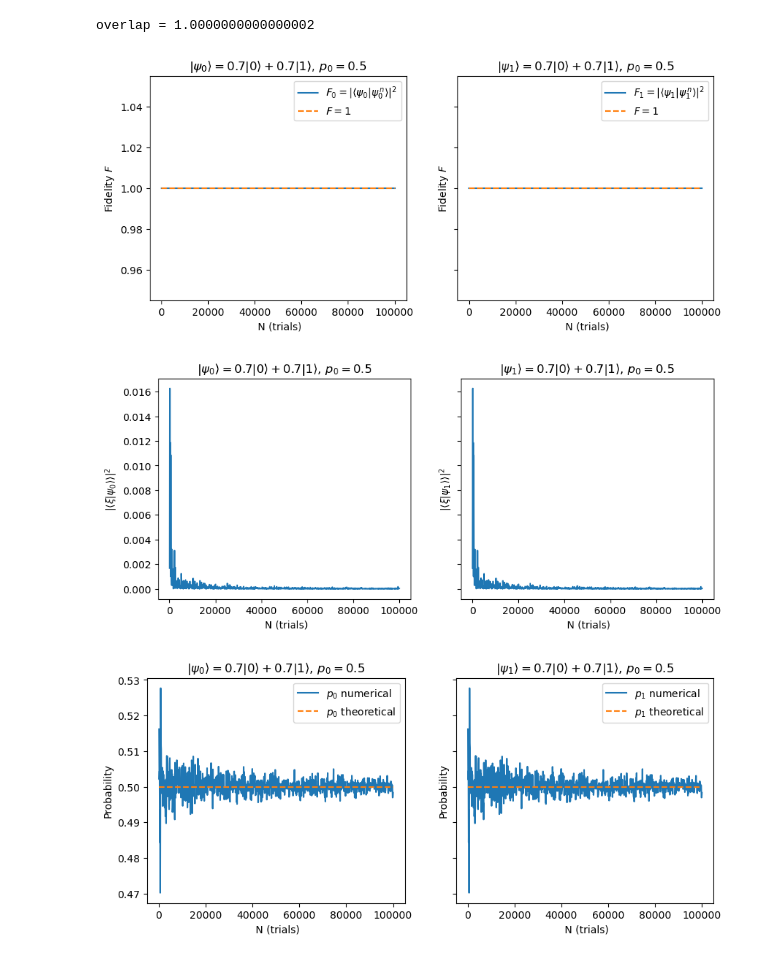
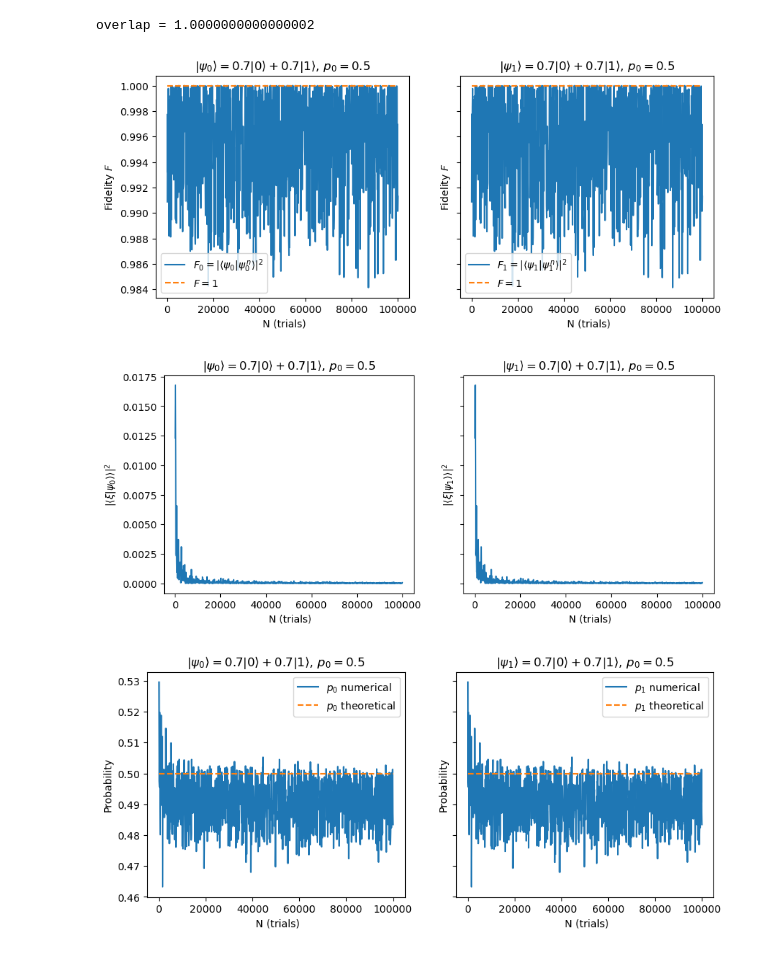
Before and after one commit to ofeypolv/povm, a Jupyter notebook: Pair_Discrimination_Camilla.ipynb, the cells around one changed output. Saved outputs shown, nothing was run; the diff lists cells and outputs as text; code cells hidden in the pictures.

```diff
--- a/Pair_Discrimination_Camilla.ipynb
+++ b/Pair_Discrimination_Camilla.ipynb
@@ -136,8 +136,6 @@ def experiment_fid(N, coeff, priors, POVM_elts, M_inv):
     initial_states = Creating_states(Abstract=False, coeff = coeff)     # Creating the two states with these coefficients
     psi0 = initial_states[0]
     psi1 = initial_states[1]    # created the states to be discriminated
-
-    #print(f'psi0: {psi0}, psi1: {psi1}')
 
     psi0sq = []
     psi1sq = []
@@ -178,10 +176,16 @@ def experiment_fid(N, coeff, priors, POVM_elts, M_inv):
     c01t=eigenvector[1]/m.sqrt(2)
     c11=eigenvector[2]
 
+    #print(f'c00: {c00}, c01: {c01}, c01t: {c01t}, c11: {c11}')
+
     f0,f1=solve_quadratic(c00, 2*c01t, c11)
     f0p,f1p=solve_quadratic(c11, 2*c01t, c00)
 
-    #print(f'f0: {f0}, f1: {f1}, f0p: {f0p}, f1p: {f1p}')
+    #print(f'abs(f0): {abs(f0)**2}, abs(f1): {abs(f1)**2}, abs(f0p): {abs(f0p)**2}, abs(f1p): {abs(f1p)**2}')
+    #print(f'sqrt(1+abs(f0)): {m.sqrt(1+abs(f0)**2)}, sqrt(1+abs(f1)): {m.sqrt(1+abs(f1)**2)}, sqrt(1+abs(f0p)): {m.sqrt(1+abs(f0p)**2)}, sqrt(1+abs(f1p)): {m.sqrt(1+abs(f1p)**2)}')
+    #print(f'1/(sqrt(1+abs(f0))): {1/(m.sqrt(1+abs(f0)**2))}, 1/(sqrt(1+abs(f1))): {1/(m.sqrt(1+abs(f1)**2))}, 1/(sqrt(1+abs(f0p))): {1/(m.sqrt(1+abs(f0p)**2))}, 1/(sqrt(1+abs(f1p))): {1/(m.sqrt(1+abs(f1p)**2))}')
+    #print(f'abs(f0)/(sqrt(1+abs(f0))): {abs(f0)/(m.sqrt(1+abs(f0)**2))}, abs(f1)/(sqrt(1+abs(f1))): {abs(f1)/(m.sqrt(1+abs(f1)**2))}, abs(f0p)/(sqrt(1+abs(f0p))): {abs(f0p)/(m.sqrt(1+abs(f0p)**2))}, abs(f1p)/(sqrt(1+abs(f1p))): {abs(f1p)/(m.sqrt(1+abs(f1p)**2))}')
+
 
     csi = np.asarray([c00,c01,c11])
     csi0 = abs(np.vdot(csi,psi0psi0))**2
@@ -191,12 +195,12 @@ def experiment_fid(N, coeff, priors, POVM_elts, M_inv):
 
     #all possible positive coeffs
     a1 = abs(f0)/(m.sqrt(1+ (abs(f0))**2))
-    a2 = abs(f0p)/(m.sqrt(1+ (abs(f0p))**2))
-    a3 = 1/(m.sqrt(1+ (abs(f0))**2))
+    a2 = 1/(m.sqrt(1+ (abs(f0))**2))
+    a3 = abs(f0p)/(m.sqrt(1+ (abs(f0p))**2))
     a4 = 1/(m.sqrt(1+ (abs(f0p))**2))
     a5 = abs(f1)/(m.sqrt(1+ (abs(f1))**2))
-    a6 = abs(f1p)/(m.sqrt(1+ (abs(f1p))**2))
-    a7 = 1/(m.sqrt(1+ (abs(f1))**2))
+    a6 = 1/(m.sqrt(1+ (abs(f1))**2))
+    a7 = abs(f1p)/(m.sqrt(1+ (abs(f1p))**2))
     a8 = 1/(m.sqrt(1+ (abs(f1p))**2))
     #all possible negative coeffs
     m1 = -a1
@@ -211,14 +215,21 @@ def experiment_fid(N, coeff, priors, POVM_elts, M_inv):
     #list of all possible coeffs
     values = [a1,a2,a3,a4,a5,a6,a7,a8,m1,m2,m3,m4,m5,m6,m7,m8]
 
+    #print(f'values: {values}')
+
     #all possible numerical (normalized) wavefunctions
-    pairs = [np.array([i, j])/np.linalg.norm([i, j]) for i in values for j in values]
+    #pairs = [np.array([i, j])/np.linalg.norm([i, j]) for i in values for j in values if i != j and i != -j]
+    #pairs = [np.array([i, j])/np.linalg.norm([i, j]) for i in values for j in values if i**2 + j**2 -1 < .001]
+
+    pairs = [[a1,a2],[a2,a1],[a1,m2],[m2,a1],[m1,a2],[a2,m1],[m1,m2],[m2,m1],[a3,a4],[a4,a3],[a3,m4],[m4,a3],[m3,a4],[a4,m3],[m3,m4],[m4,m3],[a5,a6],[a6,a5],[a5,m6],[m6,a5],[m5,a6],[a6,m5],[m5,m6],[m6,m5],[a7,a8],[a8,a7],[a7,m8],[m8,a7],[m7,a8],[a8,m7],[m7,m8],[m8,m7]]
+
+    #print(f'pairs: {pairs}')
 
     #all possible fidelities
     fid_psi0 = [abs(np.vdot(i, psi0))**2 for i in pairs]
     fid_psi1 = [abs(np.vdot(np.array(j), psi1))**2 for j in pairs]
 
-    # Create the dictionaries for the fidelities and the corresponding num wavefunctions
+    #Create the dictionaries for the fidelities and the corresponding num wavefunctions
     fid_psi0_dict = dict(zip(fid_psi0, pairs))
     fid_psi1_dict = dict(zip(fid_psi1, pairs))
 
@@ -229,7 +240,7 @@ def experiment_fid(N, coeff, priors, POVM_elts, M_inv):
     psi_num1 = fid_psi1_dict[fid1]
 
     #print(f'fid0: {fid0}, fid1: {fid1}')
-    #print(f'psi_0: {psi_num0_max}, psi_1: {psi_num1_max}')
+    #print(f'psi_0: {psi_num0}, psi_1: {psi_num1}')
 
     #extract p0 and p1 numerical from rho_num
     psi0sqn = []
@@ -243,11 +254,12 @@ def experiment_fid(N, coeff, priors, POVM_elts, M_inv):
     p0 = np.inner(vec_psi0psi0n,np.inner(rho_num, vec_psi0psi0n)) - priors[1]*abs(np.inner(vec_psi0psi0n,vec_psi1psi1n))**2
     p1 = np.inner(vec_psi1psi1n,np.inner(rho_num, vec_psi1psi1n)) - priors[0]*abs(np.inner(vec_psi1psi1n,vec_psi0psi0n))**2
 
-
     fid = [fid0,fid1]
     psin = [psi_num0,psi_num1]
     p = [p0,p1]
 
+    #print(f'p: {p}')
+
     return([fid,csis,csi,psin,p])
 # %%
 '''
@@ -615,7 +651,8 @@ overlap = 0.7071067811865475
 # %%
-coeff = [(0.5)**(.5),(0.5)**(.5),(0.5)**(.5),(0.5)**(.5)]
+coeff = [(.5)**(.5),(.5)**(.5),(0.5)**(.5),(0.5)**(.5)]
 priors = [.5,.5]
 trials = [100*(i+1) for i in range(1000)]
+#trials  = [10]
 
 initial_states = Creating_states(Abstract=False, coeff = coeff)     # Creating the two states with these coefficients
 psi0 = initial_states[0]
@@ -661,34 +698,34 @@ ax1b.set_xlabel(' N (trials)')
 ax1b.set_ylabel(r'$|\langle \xi|\psi_0\rangle\rangle|^2$')
 ax1b.set_title(r'$|\psi_0\rangle ={}|0\rangle+{}|1\rangle $, $p_0={}$'.format(round(coeff[0],1), round(coeff[1],1), priors[0]))
 #ax1b.legend(loc='best')
 
 ax2b.plot(trials, outputx[1], label=r'$|\langle \xi|\psi_1\rangle\rangle|^2$')
 #ax2b.plot(trials , pfid, "--", label=r'$F=1$')
 ax2b.set_xlabel(' N (trials)')
 ax2b.set_ylabel(r'$|\langle \xi|\psi_1\rangle\rangle|^2$')
 ax2b.set_title(r'$|\psi_1\rangle ={}|0\rangle+{}|1\rangle $, $p_0={}$'.format(round(coeff[2],1), round(coeff[3],1), priors[1]))
 #ax2b.legend(loc='best')
 
 p0trials  = [priors[0] for i in trials]
 p1trials  = [priors[1] for i in trials]
 fig_c, (ax1c, ax2c) = plt.subplots(1,2, figsize=(10,4), sharey=True)
 ax1c.plot(trials, outputp[0], label=r'$p_{0}$ numerical')
 ax1c.plot(trials, p0trials, '--', label=r'$p_{0}$ theoretical')
 ax2c.plot(trials, outputp[1], label=r'$p_{1}$ numerical')
 ax2c.plot(trials, p1trials, '--', label=r'$p_{1}$ theoretical')
 ax1c.set_xlabel(' N (trials)')
 ax2c.set_xlabel(' N (trials)')
 ax1c.set_ylabel(r'Probability')
 ax2c.set_ylabel(r'Probability')
 ax1c.legend(loc='best')
 ax2c.legend(loc='best')
 ax1c.set_title(r'$|\psi_0\rangle ={}|0\rangle+{}|1\rangle $, $p_0={}$'.format(round(coeff[0],1), round(coeff[1],1), priors[0]))
 ax2c.set_title(r'$|\psi_1\rangle ={}|0\rangle+{}|1\rangle $, $p_0={}$'.format(round(coeff[2],1), round(coeff[3],1), priors[1]))
 
 plt.show()
 # %% [output]
 overlap = 1.0000000000000002
-[figure, old version]
+[figure, new version]
-[figure, old version]
+[figure, new version]
-[figure, old version]
+[figure, new version]
 # %%
```
Also changed, not shown: parts of 9 cells of this notebook.
